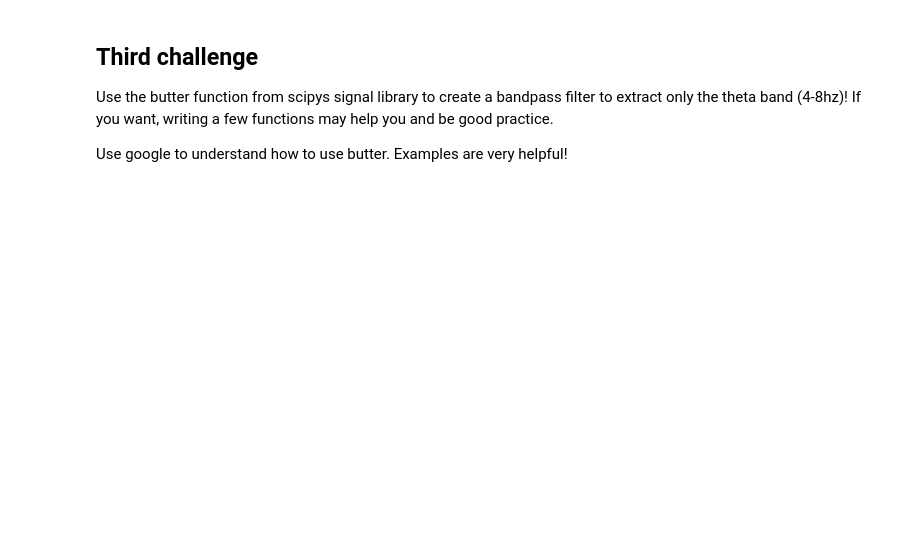
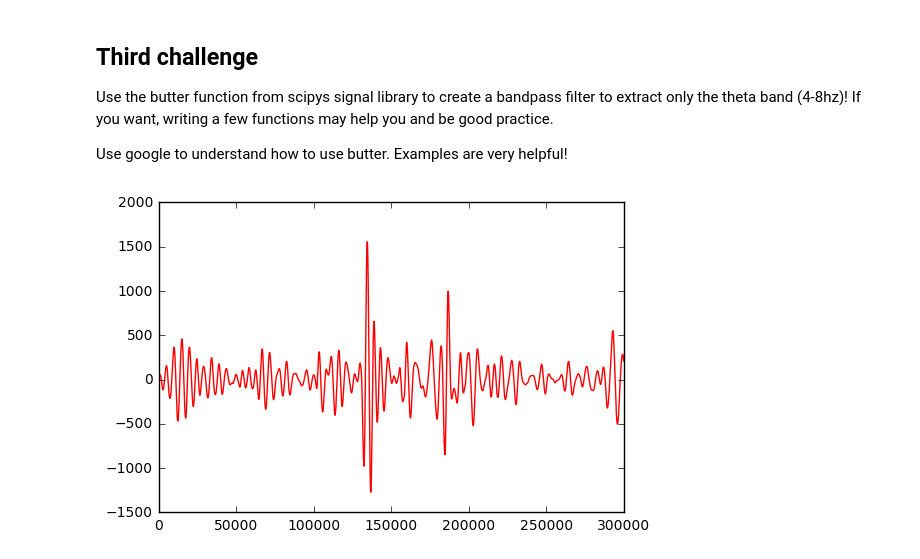
Before and after one commit to tne-lab/learning-python, a Jupyter notebook: Main.ipynb, the cells around one changed output. Cells and saved outputs as stored; diff of their text form; code cells hidden in the pictures; blank space fills up the shorter version.

```diff
--- a/Main.ipynb
+++ b/Main.ipynb
@@ -128,14 +166,30 @@ Use google to understand how to use butter. Examples are very helpful!
+# %%
+from scipy import signal
+
+# If you want to use functions write them here.
+def myBandpass(lowcut, highcut, fs, data):
+    nyq = 0.5 * fs
+    low = lowcut /nyq
+    high = highcut /nyq
+    band = [low, high]
+    order = 2
+    b, a = signal.butter(order, band, btype='bandpass')
+
+    filteredData = signal.lfilter(b, a, data)
+    return filteredData
 # %%
-from scipy import signal
 # Hints!
-# butter function can be accessed by signal.butter
+# butter function can be accessed by signal.butter(...)
 # You will also need to use lfilter function which is included in the signal library.
 # Use a filter order of 2
 # You will also need to normalize your band that you want to extract
 #   by the nyquist frequency
 
 
 # Put code here
+filteredData = myBandpass(4, 8, con.fs, con.data[timeStart:timeEnd])
 
-plt.plot(con.ts[timeStart:timeEnd], filteredData[timeStart:timeEnd], 'r')
+plt.plot(con.ts[timeStart:timeEnd], filteredData, 'r')
 plt.show()
+# %% [output]
+[figure, added]
```
Also changed, not shown: parts of 12 cells of this notebook.
